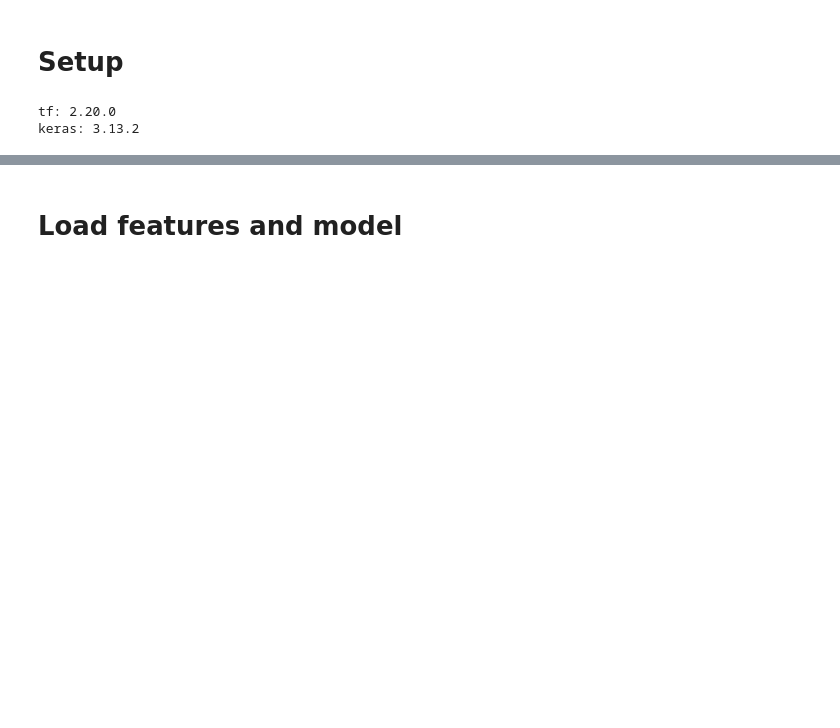
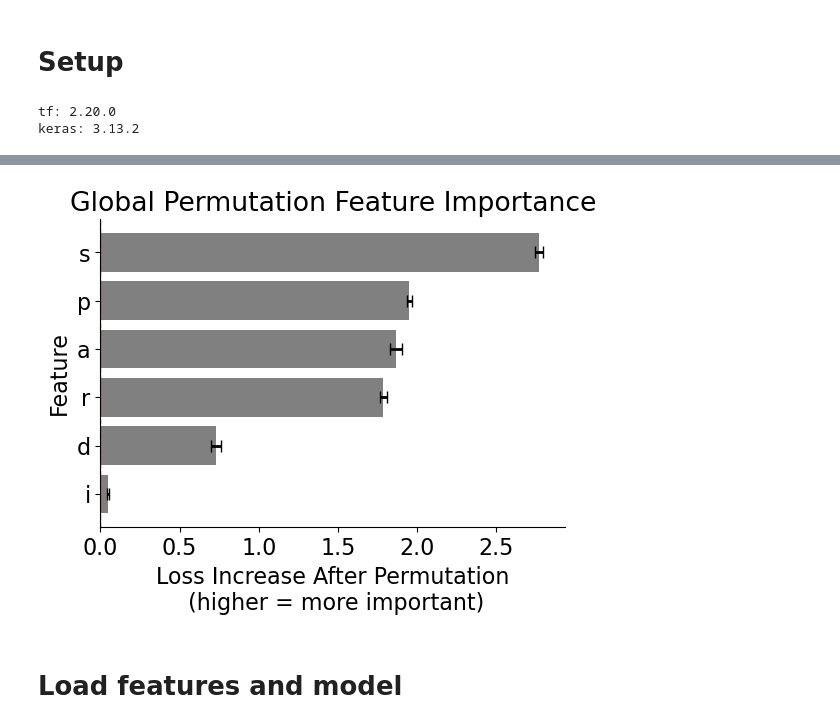
Before and after one commit to ti55987/DL4CM, a Jupyter notebook: permutation_test.ipynb, the cells around one changed output, grey strips where cells are left out. Cells and saved outputs as stored; diff of their text form; code cells hidden in the pictures; blank space fills up the shorter version.

Commit message:
permutation test for model comparison

```diff
--- a/permutation_test.ipynb
+++ b/permutation_test.ipynb
@@ -33,0 +88,15 @@ keras: 3.13.2
+# %%
+model_name = "rlf_wm_27000a_B256_U96_D0.185_D0.0112_D0.01_0.0016_model.keras"
+model_classifier = tf.keras.models.load_model(f"./models/{model_name}", compile=True)
+# %%
+ranking = permutation_importance_global_sequence(
+    model=model_classifier,
+    X_val=all_test_features.numpy(),
+    y_val=all_test_labels_cat,
+    feature_names=feature_list,
+    n_repeats=3,
+    batch_size=64,
+    shuffle_mode="within_sample",
+    block_size=32,
+    random_state=123
+)
@@ -34,3 +121,39 @@ keras: 3.13.2
+# %%
+plt.rcParams.update({"font.size": 16})
+
+fig, ax = plt.subplots(figsize=(6, 4))
+ax = sns.barplot(
+    data=ranking,
+    x="importance_mean",
+    y="feature",
+    color="grey",
+    ax=ax,
+)
+# add error bars if present
+if "importance_std" in ranking.columns:
+    ax.errorbar(
+        x=ranking["importance_mean"],
+        y=range(len(ranking)),
+        xerr=ranking["importance_std"],
+        fmt="none",
+        ecolor="black",
+        capsize=4,
+        lw=2
+    )
+ax.axvline(0, color="red", linestyle="--", linewidth=1)
+ax.set_title(f"Global Permutation Feature Importance") # ({k}% missing)")
+ax.set_xlabel("Loss Increase After Permutation\n (higher = more important)")
+short_labels = [l.get_text()[:1] for l in ax.get_yticklabels()]
+ax.set_yticklabels(short_labels, rotation=0)
+ax.set_ylabel("Feature")
+sns.despine(ax=ax)
+# fig.savefig(
+#     f"/Users/ccnlab/Documents/project_dl4rl/Tutorial/mi_importance.png",
+#     dpi=600,
+#     bbox_inches="tight",
+# )
+# %% [output]
+[figure, added]
 # %% [markdown]
 # Load features and model
 # %%
```
Also changed, not shown: parts of 5 cells of this notebook, 1 other file.
